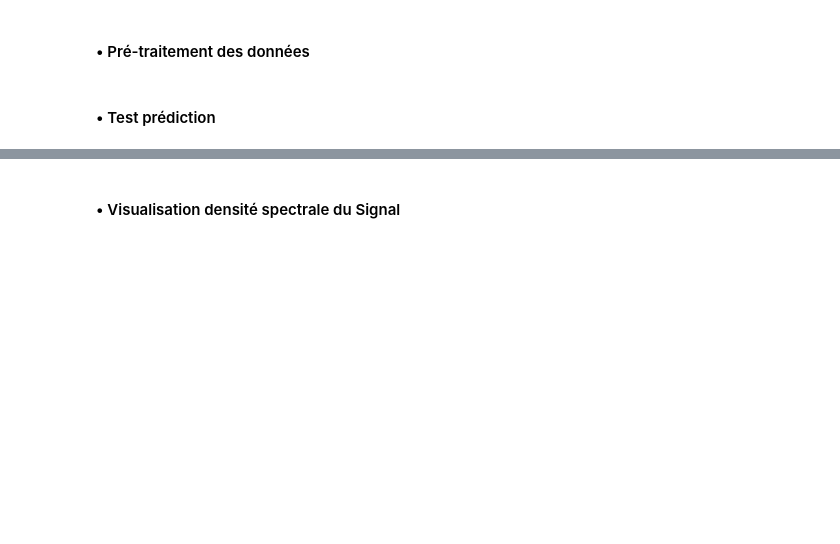
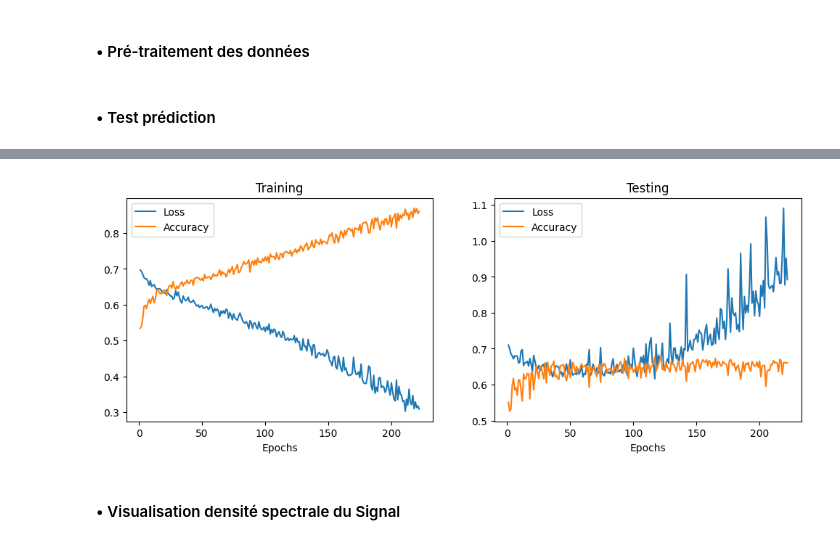
Before and after one commit to philippe-dpz/EEG_proj_repo, a Jupyter notebook: notebooks/Brn_EEG.ipynb, the cells around one changed output, grey strips where cells are left out. Drawn from its saved outputs; the diff is of its cells as text; code cells hidden in the pictures; blank space fills up the shorter version.

```diff
--- a/notebooks/Brn_EEG.ipynb
+++ b/notebooks/Brn_EEG.ipynb
@@ -329,0 +329,18 @@ print(train_dataset.shape)
+# %%
+def structure(data : Board | Vector, rate : int, whr : Clause) -> Vector :
+    # return np.array([logMelSpectrogram(X, SAMPLE_RATE, 2) for X in data[col]])
+    # return np.stack([[signal.welch(X, SAMPLE_RATE)[1] for X in data[c]] for c in whr], axis = 2)
+    return np.stack([[X for X in data[c]] for c in whr], axis = 2)
+
+X_train, X_test, y_train, y_test = train_test_split(trains.drop(columns = ['EventType']),
+                                                    trains['EventType'], test_size = .25)
+
+col = 'Cz'  # ['C3', 'C4']
+
+# train_dataset = structure(X_train, SAMPLE_RATE, col)
+# test_dataset  = structure(X_test, SAMPLE_RATE, col)
+
+train_dataset = structure(X_train, SAMPLE_RATE, eeg_Channels)
+test_dataset  = structure(X_test, SAMPLE_RATE, eeg_Channels)
+
+print(train_dataset.shape)
@@ -392,2 +405,4 @@ model.summary()
 # %%
-history = model.fit(train_dataset, y_train, verbose = 1, batch_size = BATCHSIZE, epochs = EPOCH)  # , validation_data = (test_dataset, y_test)
+stop    = EarlyStopping(monitor = 'val_accuracy', mode = 'max', verbose = 1, patience = 100)
+history = model.fit(train_dataset, y_train, validation_data = (test_dataset, y_test),
+                    verbose = 1, batch_size = BATCHSIZE, epochs = EPOCH, callbacks = [stop])
@@ -394,3 +441,27 @@ history = model.fit(train_dataset, y_train, verbose = 1, batch_size = BATCHSIZE,
+# %%
+history_dict = history.history
+loss_values  = history_dict['loss']
+acc_values   = history_dict['accuracy']
+absc         = range(1, len(loss_values) + 1)
+
+plt.figure(figsize = (12, 4))
+
+plt.subplot(121)
+plt.plot(absc, loss_values, label = 'Loss')
+plt.plot(absc, acc_values, label = 'Accuracy')
+plt.title('Training')
+plt.xlabel('Epochs')
+plt.legend()
+
+plt.subplot(122)
+plt.plot(absc, history_dict['val_loss'], label = 'Loss')
+plt.plot(absc, history_dict['val_accuracy'], label = 'Accuracy')
+plt.title('Testing')
+plt.xlabel('Epochs')
+plt.legend()
+plt.show();
+# %% [output]
+[figure, added]
 # %% [markdown]
 #### • Visualisation densité spectrale du Signal
 # %%
```
Also changed, not shown: parts of 10 cells of this notebook.
